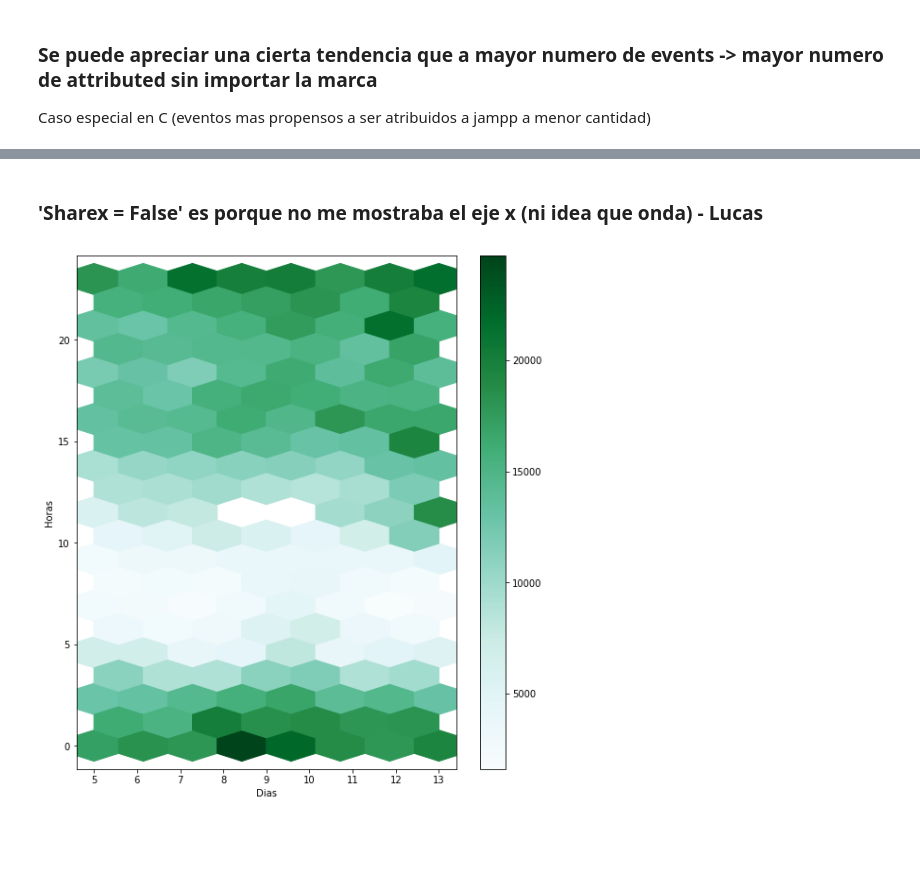
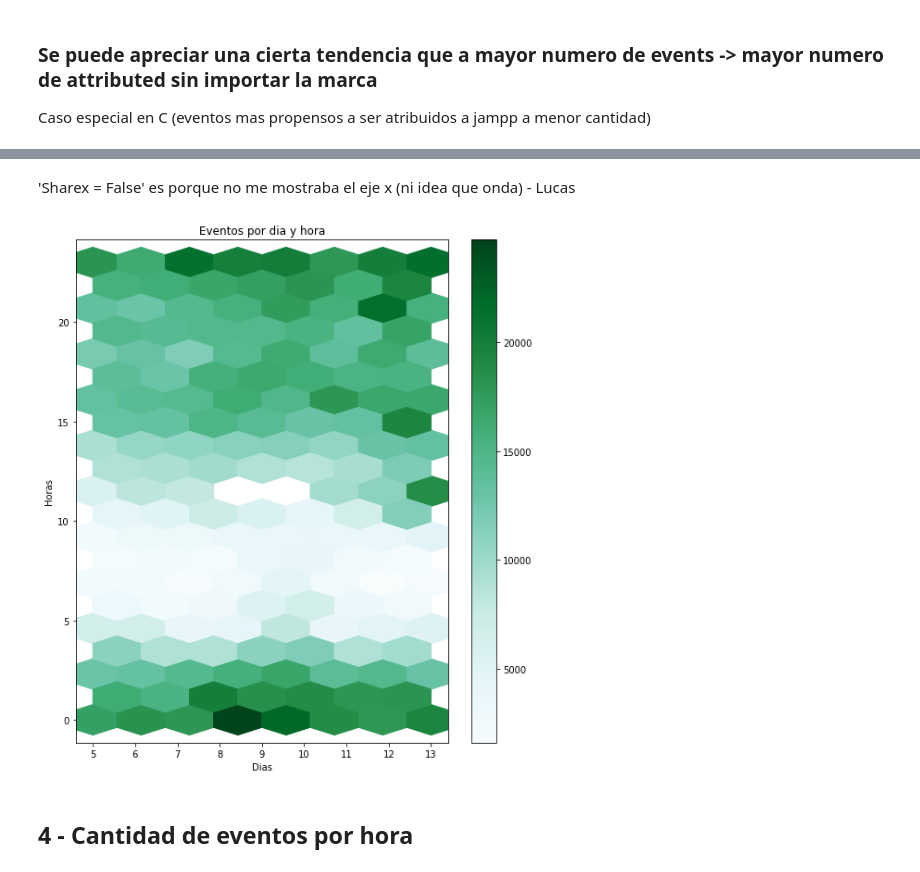
Before and after one commit to sberoch/Datos, a Jupyter notebook: events.ipynb, the cells around one changed output, grey strips where cells are left out. Saved outputs shown, nothing was run; the diff lists cells and outputs as text; code cells hidden in the pictures; blank space fills up the shorter version.

```diff
--- a/events.ipynb
+++ b/events.ipynb
@@ -145,9 +136,10 @@ events_day_hour
 # %% [markdown]
-### 'Sharex = False' es porque no me mostraba el eje x (ni idea que onda) - Lucas
+'Sharex = False' es porque no me mostraba el eje x (ni idea que onda) - Lucas
 # %%
-grph3 = events_day_hour.plot.hexbin(x='day',y='hour', C= 'event_counts', figsize = (9,10), gridsize = (7,10),sharex=False)
+grph3 = events_day_hour.plot.hexbin(x='day',y='hour', C= 'event_counts', figsize = (9,10), gridsize = (7,10),sharex=False, title = 'Eventos por dia y hora')
 grph3.set_xlabel('Dias')
-
 grph3.set_ylabel('Horas');
 # %% [output]
-[figure, old version]
+[figure, new version]
+# %% [markdown]
+## 4 - Cantidad de eventos por hora
```
Also changed, not shown: parts of 18 cells of this notebook.
